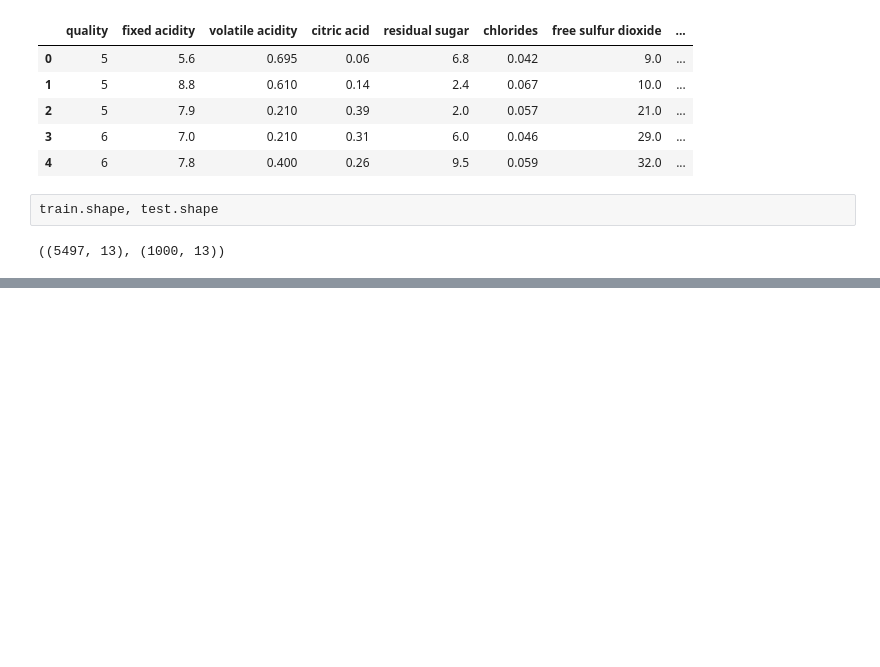
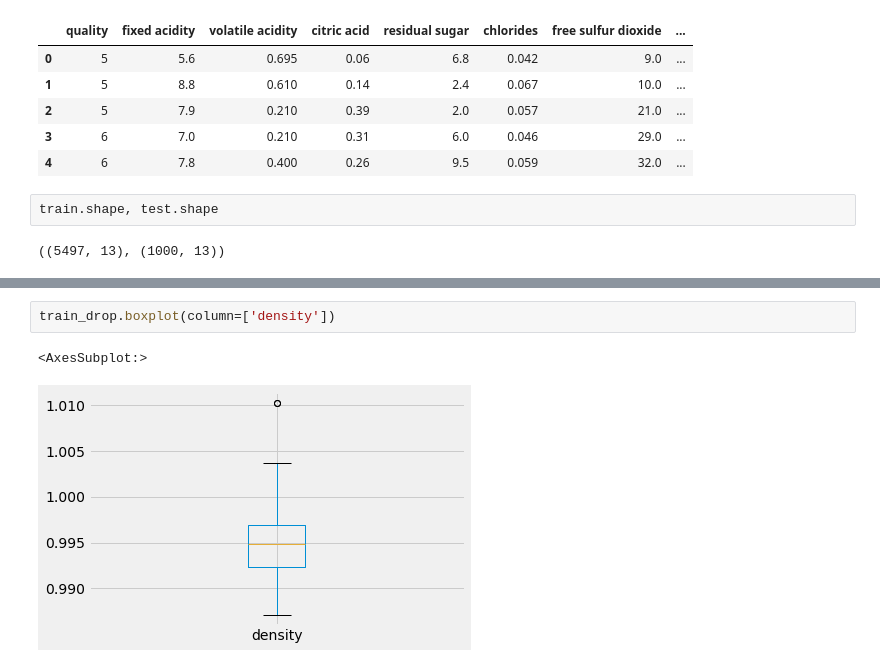
Before and after one commit to cagongman/wine_quality_classification, a Jupyter notebook: wine_quality_base.ipynb, the cells around one changed output, grey strips where cells are left out. Saved outputs shown, nothing was run; the diff lists cells and outputs as text; blank space fills up the shorter version.

```diff
--- a/wine_quality_base.ipynb
+++ b/wine_quality_base.ipynb
@@ -337,0 +146,5 @@ print(rf.feature_importances_)
+# %%
+train_drop.boxplot(column=['density'])
+# %% [output]
+<AxesSubplot:>
+[figure, added]
```
Also changed, not shown: parts of 63 cells of this notebook, 5 other files.
